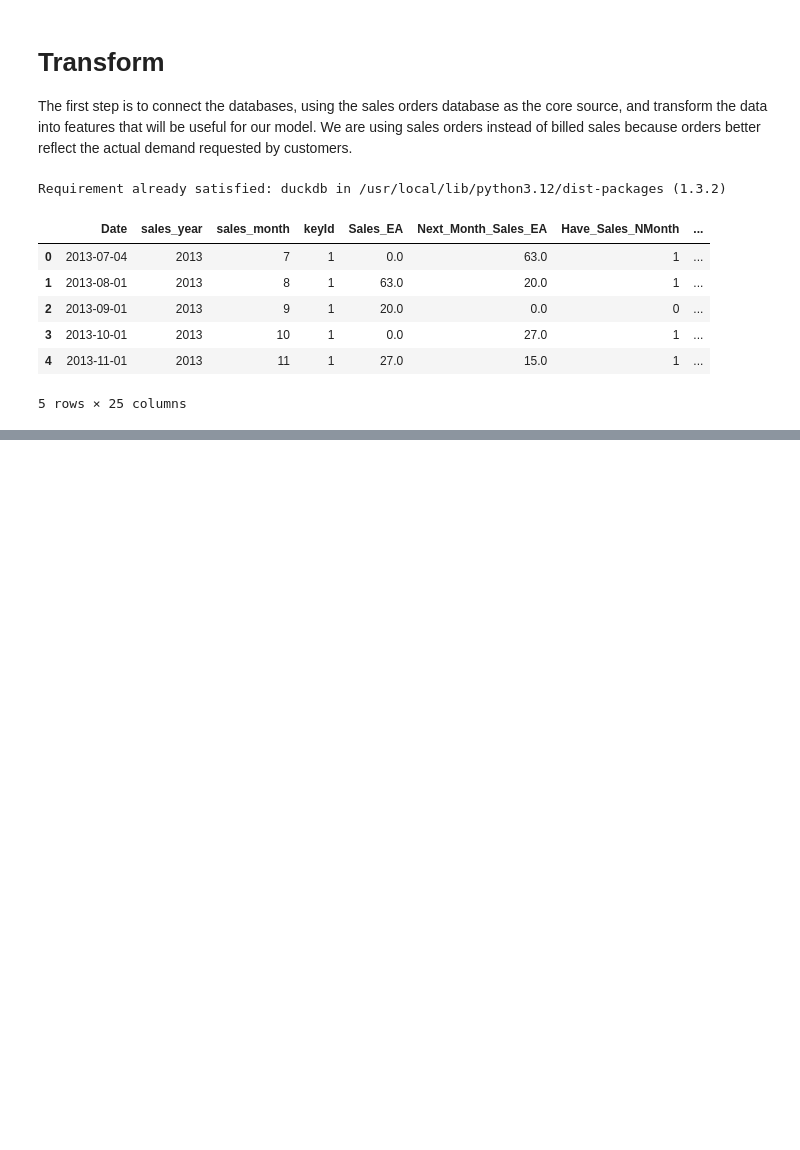
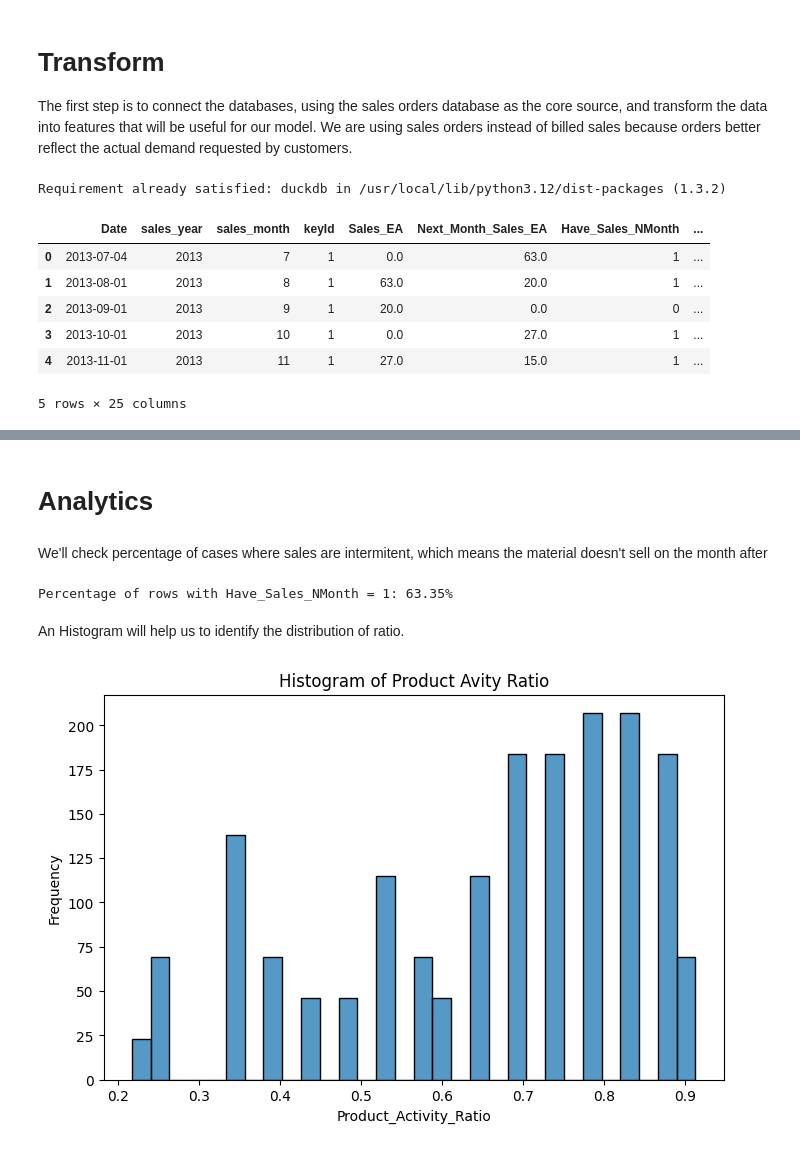
Before and after one commit to andreydesousa92-byte/ML_models, a Jupyter notebook: Intermitent_Sales_Classification.ipynb, the cells around one changed output, grey strips where cells are left out. Cells and saved outputs as stored; diff of their text form; code cells hidden in the pictures; blank space fills up the shorter version.

```diff
--- a/Intermitent_Sales_Classification.ipynb
+++ b/Intermitent_Sales_Classification.ipynb
@@ -317,0 +343,27 @@ result_df.head()
+# %% [markdown]
+# Analytics
+# %% [markdown]
+We'll check percentage of cases where sales are intermitent, which means the material doesn't sell on the month after
+# %%
+num_ones = (result_df['Have_Sales_NMonth'] == 1).sum()
+total_rows = len(result_df)
+percentage = (num_ones / total_rows) * 100
+
+print(f"Percentage of rows with Have_Sales_NMonth = 1: {percentage:.2f}%")
+# %% [output]
+Percentage of rows with Have_Sales_NMonth = 1: 63.35%
+# %% [markdown]
+An Histogram will help us to identify the distribution of ratio.
+# %%
+import matplotlib.pyplot as plt
+import seaborn as sns
+
+plt.figure(figsize=(8,5))
+sns.histplot(result_df["Product_Activity_Ratio"], bins=30)
+
+plt.title("Histogram of Product Avity Ratio")
+plt.xlabel("Product_Activity_Ratio")
+plt.ylabel("Frequency")
+plt.show()
+# %% [output]
+[figure, added]
```
Also changed, not shown: parts of 10 cells of this notebook.
